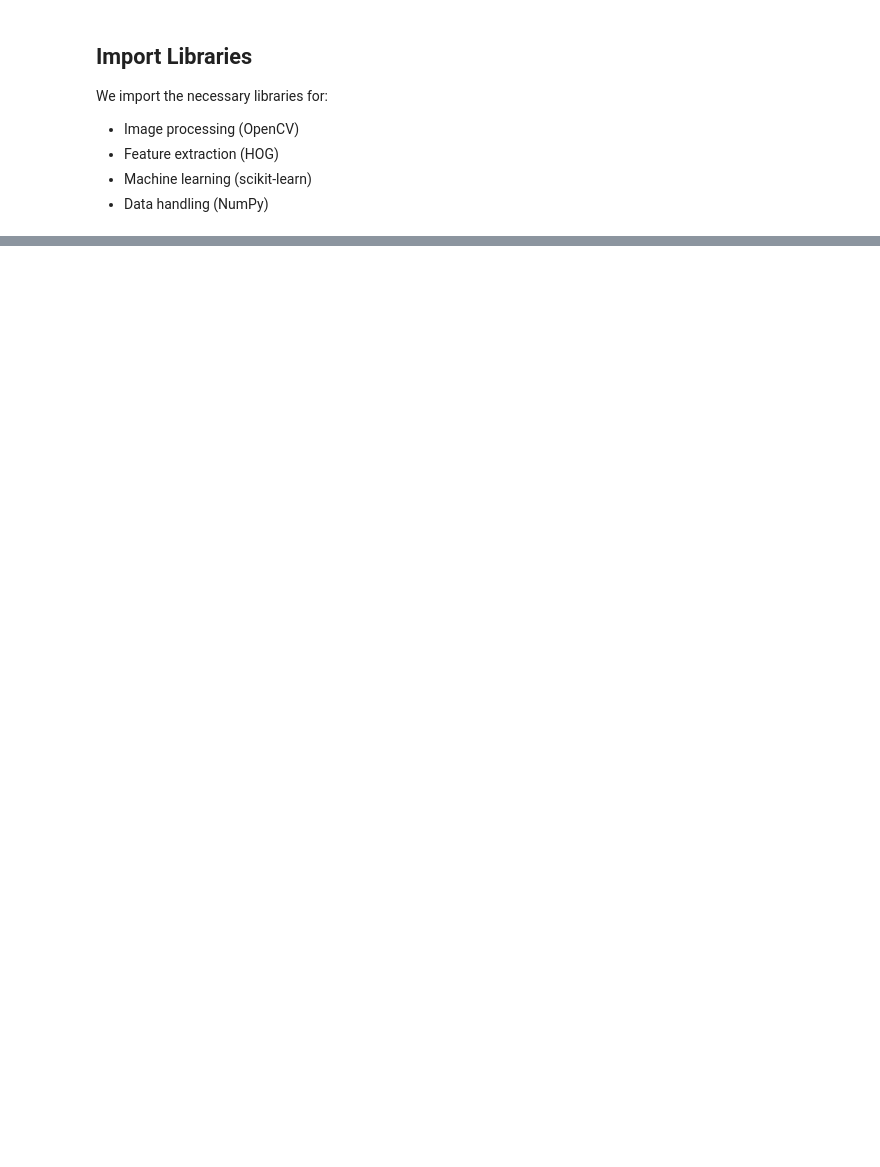
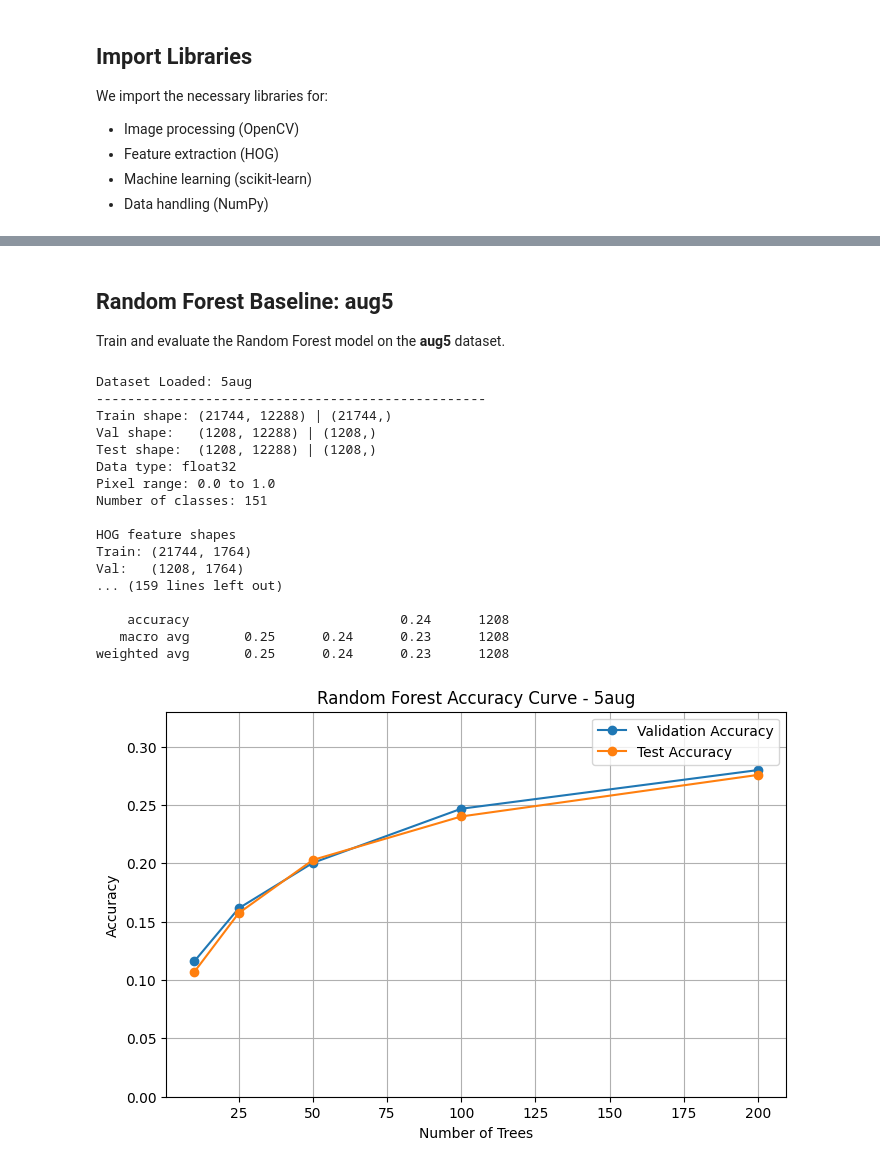
Before and after one commit to vlazo1214/pokemon-image-classification, a Jupyter notebook: baseline.ipynb, the cells around one changed output, grey strips where cells are left out. Cells and saved outputs as stored; diff of their text form; code cells hidden in the pictures; blank space fills up the shorter version.

```diff
--- a/baseline.ipynb
+++ b/baseline.ipynb
@@ -109,14 +8,0 @@ Each class contains an equal number of observations (144), confirming that the d
-# %%
-rng = np.random.default_rng(RANDOM_STATE)
-indices = rng.choice(len(X_train), 10, replace=False)
-
-plt.figure(figsize=(12, 5))
-for i, idx in enumerate(indices):
-    plt.subplot(2, 5, i + 1)
-    img = X_train[idx].reshape(64, 64, 3)
-    plt.imshow(img)
-    plt.title(y_train[idx])
-    plt.axis("off")
-
-plt.tight_layout()
-plt.show()
@@ -175,13 +8,0 @@ Histogram of Oriented Gradients (HOG) is used to extract edge and texture inform
-# %%
-def extract_hog_features(image_flat):
-    image = image_flat.reshape(64, 64, 3)
-    image_gray = rgb2gray(image)
-
-    hog_features = hog(
-        image_gray,
-        orientations=9,
-        pixels_per_cell=(8, 8),
-        cells_per_block=(2, 2),
-        visualize=False
-    )
-    return hog_features
@@ -414,0 +334,32 @@ Overall, the confusion matrix highlights the limitations of traditional feature
+# %% [markdown]
+## Random Forest Baseline: aug5
+
+Train and evaluate the Random Forest model on the **aug5** dataset.
+# %%
+rf_aug5 = run_random_forest_experiment("5aug")
+
+print("\nClassification Report — aug5")
+print(classification_report(rf_aug5["y_test"], rf_aug5["y_test_pred"], zero_division=0))
+
+aug5_curve_df = plot_rf_accuracy_curve(rf_aug5)
+
+# RUNTIME: 43 sec
+# %% [output]
+Dataset Loaded: 5aug
+--------------------------------------------------
+Train shape: (21744, 12288) | (21744,)
+Val shape:   (1208, 12288) | (1208,)
+Test shape:  (1208, 12288) | (1208,)
+Data type: float32
+Pixel range: 0.0 to 1.0
+Number of classes: 151
+
+HOG feature shapes
+Train: (21744, 1764)
+Val:   (1208, 1764)
+... (159 lines left out)
+
+    accuracy                           0.24      1208
+   macro avg       0.25      0.24      0.23      1208
+weighted avg       0.25      0.24      0.23      1208
+[figure, added]
```
Also changed, not shown: parts of 47 cells of this notebook.
